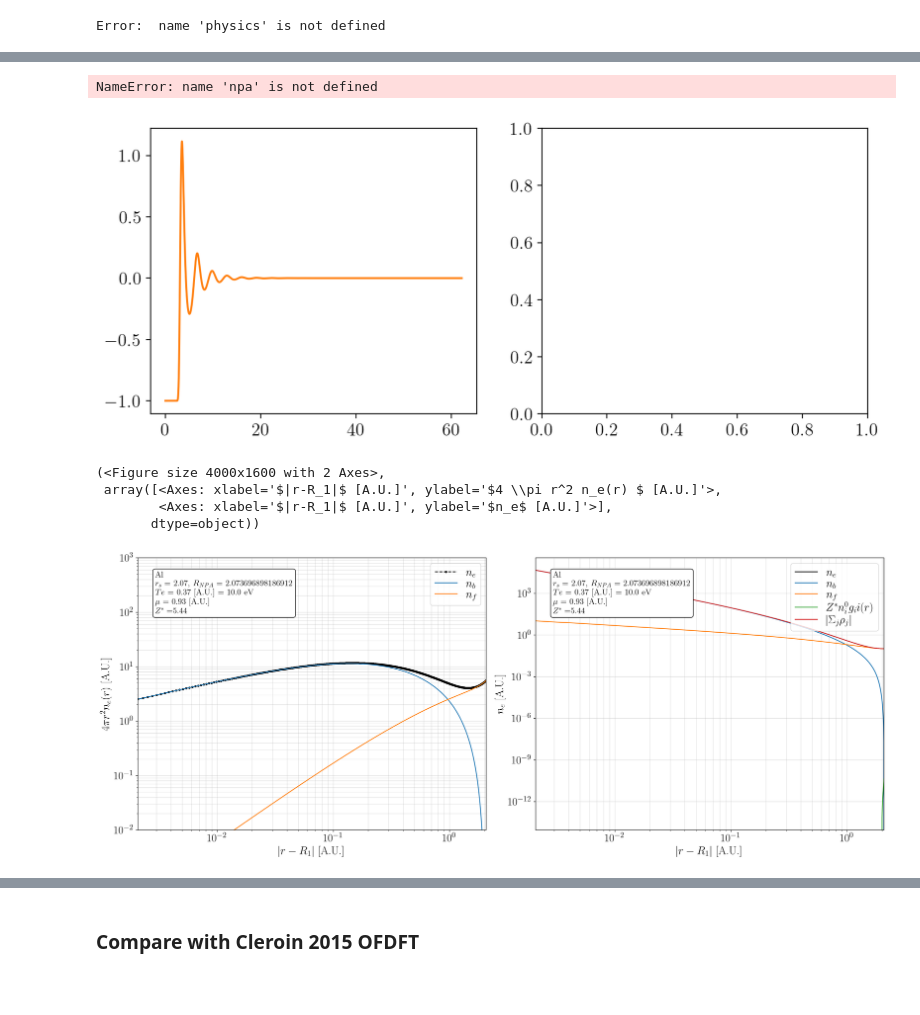
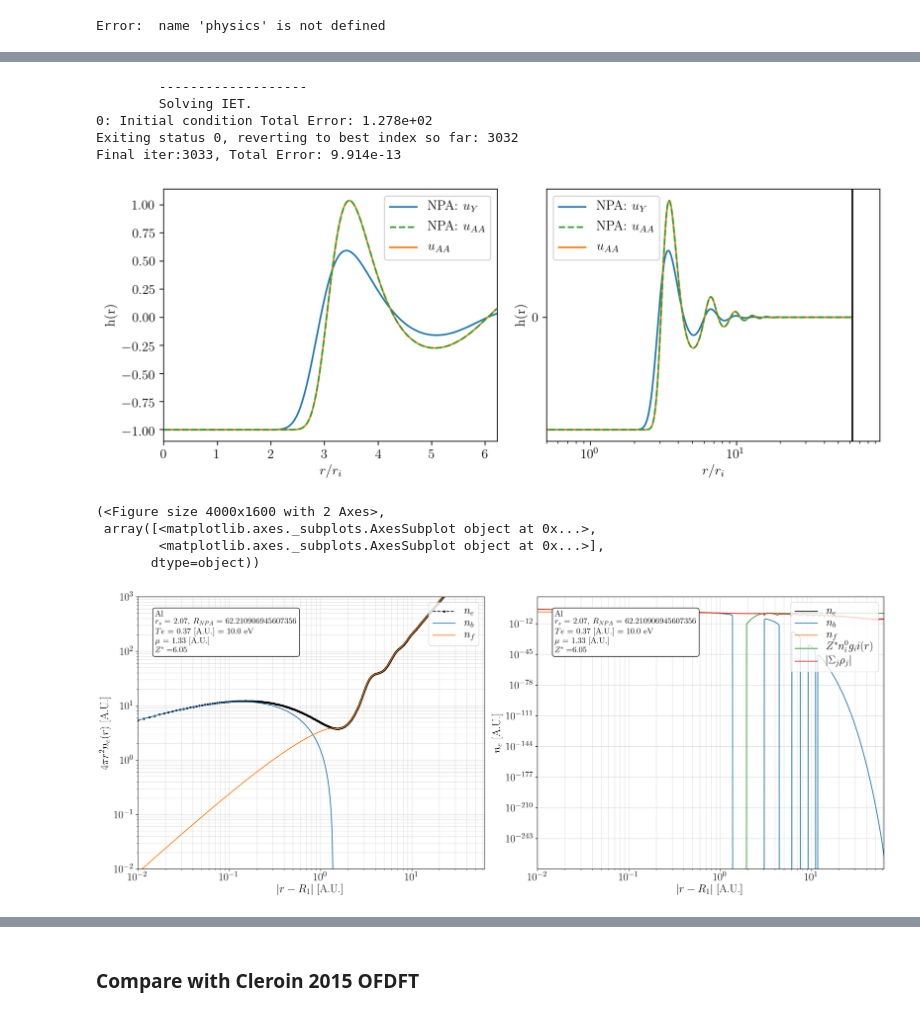
Before and after one commit to ZachAJohnson/OFAA, a Jupyter notebook: jupyter/Benchmarks/2T_benchmark_Clerouin.ipynb, the cells around one changed output, grey strips where cells are left out. Saved outputs shown, nothing was run; the diff lists cells and outputs as text; code cells hidden in the pictures; blank space fills up the shorter version.

Commit message:
Good initial Clerouin agreement with NPA

```diff
--- a/jupyter/Benchmarks/2T_benchmark_Clerouin.ipynb
+++ b/jupyter/Benchmarks/2T_benchmark_Clerouin.ipynb
@@ -100,0 +118,4 @@ Wall time: 3min 5s
+# %%
+%%time
+npa.solve_TF(verbose=True, picard_alpha=0.2, num_10folds_per_rs=0.5, tol=1e-7, nmax = 1000, n_wait_update_Zstar= 200)
+npa.set_uii_eff()
@@ -100,0 +140,2 @@ Wall time: 3min 5s
+# %%
+npa_2 = NPA(Z, A, Ti_AU, Te_AU, rs, R, **npa_kwargs)
@@ -100,0 +154,5 @@ Wall time: 3min 5s
+# %%
+%%time
+npa_2.gii = interp1d(aa.iet.r_array*aa.rs, aa.iet.h_r_matrix[0,0]+1, bounds_error=False, fill_value='extrapolate')(npa_2.grid.xs)
+npa_2.solve_TF(verbose=True, picard_alpha=0.2, num_10folds_per_rs=0.5, tol=1e-7, nmax = 1000, n_wait_update_Zstar= 200)
+npa_2.set_uii_eff()
@@ -101,46 +177,53 @@ Wall time: 3min 5s
+# %%
+npa_2.set_uii_eff()
+# %% [output]
+        -------------------
+        Solving IET.
+0: Initial condition Total Error: 1.278e+02
+Exiting status 0, reverting to best index so far: 3032
+Final iter:3033, Total Error: 9.914e-13
 # %%
 fig, axs  = plt.subplots(1,2,figsize=(10,4))
 
 colors = plt.rcParams['axes.prop_cycle'].by_key()['color']
 
 # short_distance_weight = np.exp(-(0.08*npa.kTF*npa.grid.xs)**4)
 for ax in axs:
     # ax.plot(npa.iet.r_array*rs, npa.iet.h_r_matrix[0,0], color=colors[0], label=r"NPA: $u_Y$")
-    # ax.plot(npa.grid.xs, npa.gii-1, color=colors[0], label=r"NPA: $u_Y$")
-    # ax.plot(npa_2.grid.xs, npa_2.gii-1,'--', color=colors[0], label=r"NPA: $u_{AA}$",zorder=10)
+    ax.plot(npa.grid.xs, npa.gii-1, color=colors[0], label=r"NPA: $u_Y$")
+    ax.plot(npa_2.grid.xs, npa_2.gii-1,'--', color=colors[2], label=r"NPA: $u_{AA}$",zorder=10)
     ax.plot(aa.iet.r_array*rs, aa.iet.h_r_matrix[0,0],color=colors[1],  label=r"$u_{AA}$")
     # ax.plot(npa.grid.xs, short_distance_weight*(npa.gii-1),'--',color=colors[3],  label=r"$u_Y$ damped")
 
 
     # ax.plot(aa.grid.xs, aa.gii-1,'--',color=colors[3],  label=r"$u_Y$")
-    ax.axvline(npa.iet.r_array[-1]*rs,color='k')
+    ax.axvline(aa.iet.r_array[-1]*rs,color='k')
 
 ax = axs[0]
 ax.set_xlabel(r"$r/r_i$",fontsize=12)
 ax.set_ylabel("h(r)",fontsize=12)
 ax.set_xlim(0,3*rs)
 
 ax = axs[1]
 ax.set_xlabel(r"$r/r_i$",fontsize=12)
 ax.set_ylabel("h(r)",fontsize=12)
 ax.set_xscale('log')
 ax.set_xlim(0.5,None)
 ax.set_yscale('symlog', linthresh=1e-6)
 for ax in axs:
     ax.legend(fontsize=12)
     ax.tick_params(labelsize=12)
 
 
 plt.tight_layout()
 # %% [output]
-NameError: name 'npa' is not defined
-[figure, old version]
+[figure, new version]
 # %%
-aa.make_plot_bound_free()
+npa_2.make_plot_bound_free()
 # %% [output]
 (<Figure size 4000x1600 with 2 Axes>,
- array([<Axes: xlabel='$|r-R_1|$ [A.U.]', ylabel='$4 \\pi r^2 n_e(r) $ [A.U.]'>,
-        <Axes: xlabel='$|r-R_1|$ [A.U.]', ylabel='$n_e$ [A.U.]'>],
+ array([<matplotlib.axes._subplots.AxesSubplot object at 0x...>,
+        <matplotlib.axes._subplots.AxesSubplot object at 0x...>],
        dtype=object))
-[figure, old version]
+[figure, new version]
 # %%
```
Also changed, not shown: parts of 7 cells of this notebook, 6 other files.
